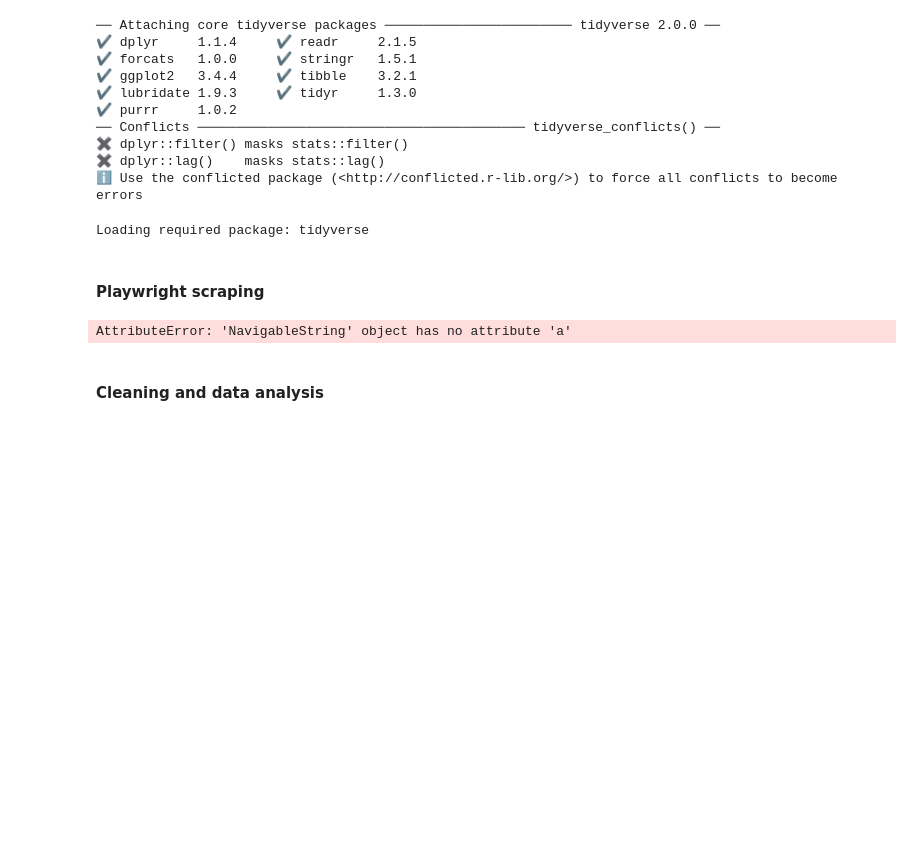
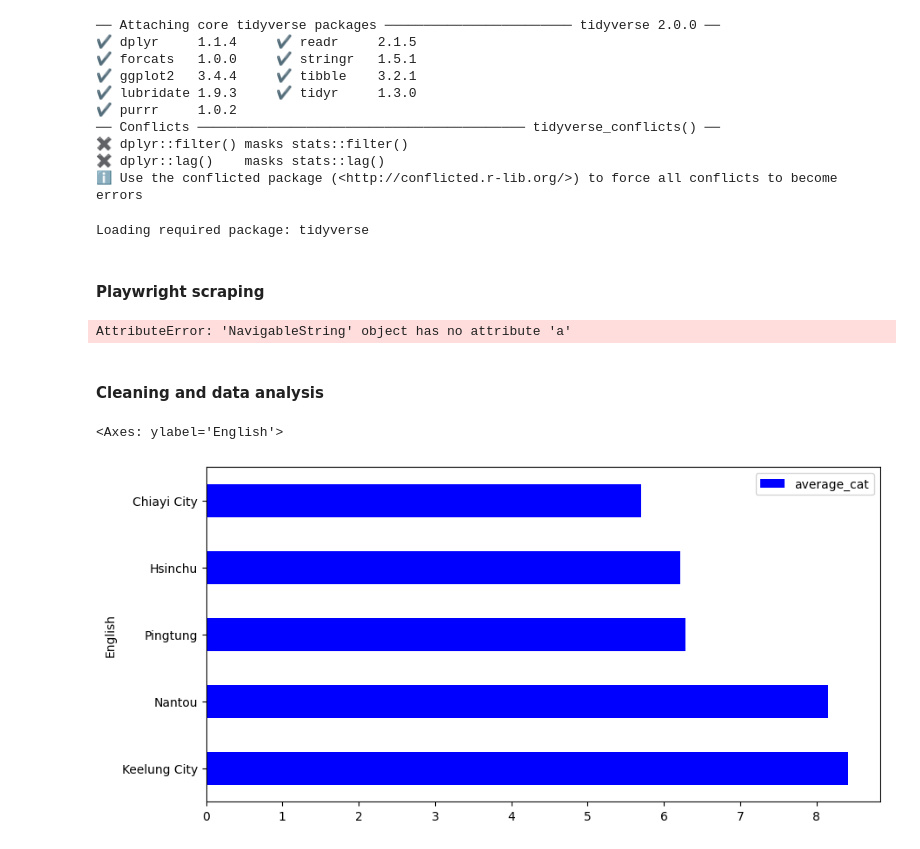
Before and after one commit to sabinahung/pet-ownership-taiwan, a Jupyter notebook: animal_registration.ipynb, the cells around one changed output. Drawn from its saved outputs; the diff is of its cells as text; code cells hidden in the pictures; blank space fills up the shorter version.

Commit message:
Create data viz

```diff
--- a/animal_registration.ipynb
+++ b/animal_registration.ipynb
@@ -168,3 +163,16 @@ for year in years:
 
     # save back to the file
     merged.to_csv(f"animal_registration_data/dog/{year}_dog.csv", index=False) # filename!!!
+# %%
+# 2023 top 10 cities with the most registered dogs and cats
+
+df2023_dog = pd.read_csv("animal_registration_data/dog/2023_dog.csv", skipinitialspace = True) # filename!!!
+df2023_cat = pd.read_csv("animal_registration_data/cat/2023_cat.csv", skipinitialspace = True) # filename!!!
+merged = pd.merge(df2023_dog, df2023_cat, on='city', how='left')
+merged.drop(columns=['household_x', 'registered_x', 'registered_y', 'household_y', 'English_x'], inplace=True)
+merged.to_csv("animal_registration_data/2023_average_CND.csv", index=False)
+# %%
+merged[['average_cat','English']].sort_values('average_cat', ascending=False).head(5).plot.barh(x='English', y='average_cat', color='blue', figsize=(10, 5))
+# %% [output]
+<Axes: ylabel='English'>
+[figure, added]
```
Also changed, not shown: parts of 5 cells of this notebook, 8 other files.
